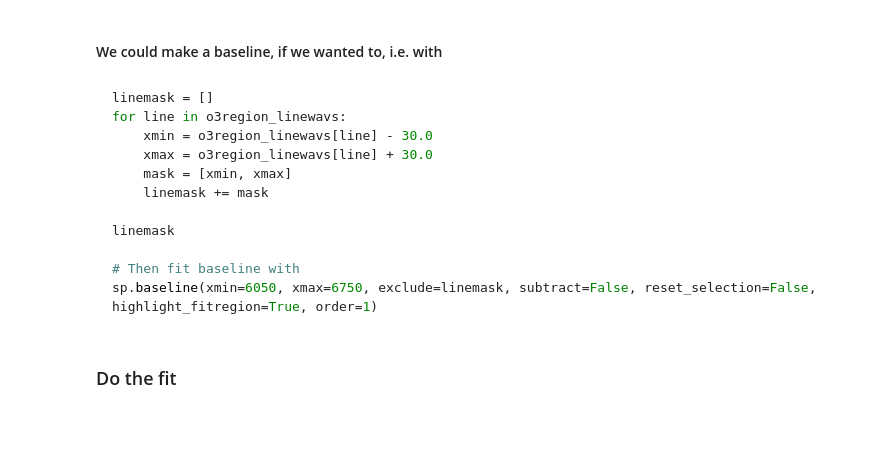
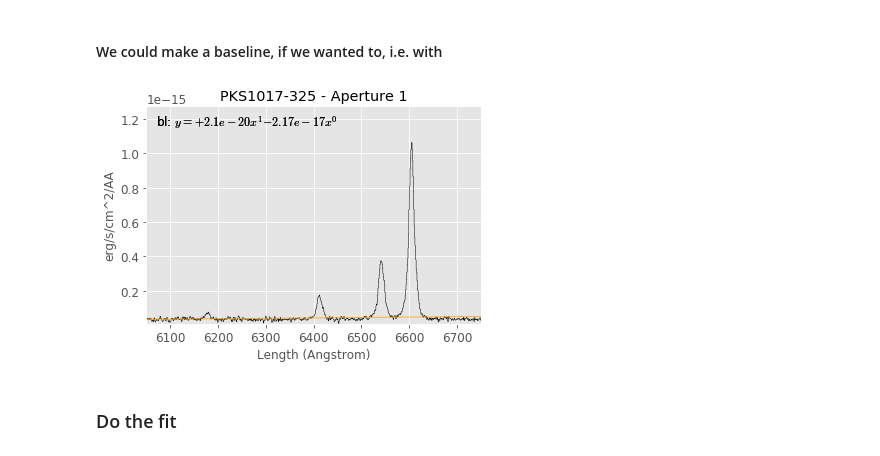
Before and after one commit to granttremblay/question_for_adam, a Jupyter notebook: adam_debugging.ipynb, the cells around one changed output. Drawn from its saved outputs; the diff is of its cells as text; code cells hidden in the pictures; blank space fills up the shorter version.

````diff
--- a/adam_debugging.ipynb
+++ b/adam_debugging.ipynb
@@ -305,17 +306,3 @@ guesses
  15.0]
 # %% [markdown]
 #### We could make a baseline, if we wanted to, i.e. with
-# %% [markdown]
-```python
-linemask = []
-for line in o3region_linewavs:
-    xmin = o3region_linewavs[line] - 30.0
-    xmax = o3region_linewavs[line] + 30.0
-    mask = [xmin, xmax]
-    linemask += mask
-
-linemask
-
-# Then fit baseline with
-sp.baseline(xmin=6050, xmax=6750, exclude=linemask, subtract=False, reset_selection=False, highlight_fitregion=True, order=1)
-```
@@ -322,2 +322,7 @@ sp.baseline(xmin=6050, xmax=6750, exclude=linemask, subtract=False, reset_select
+# %%
+sp.plotter(xmin=6050, xmax=6750)
+sp.baseline.plot_baseline()
+# %% [output]
+[figure, added]
 # %% [markdown]
 ### Do the fit
````
Also changed, not shown: parts of 9 cells of this notebook, 2 other files.
